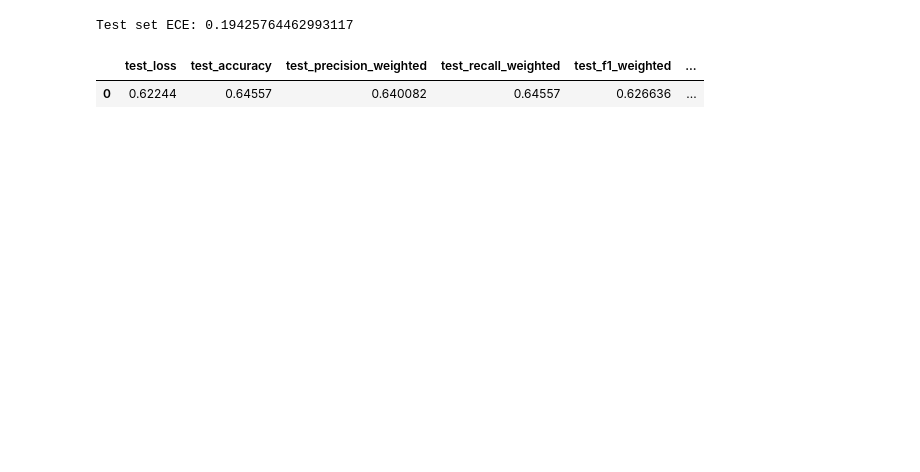
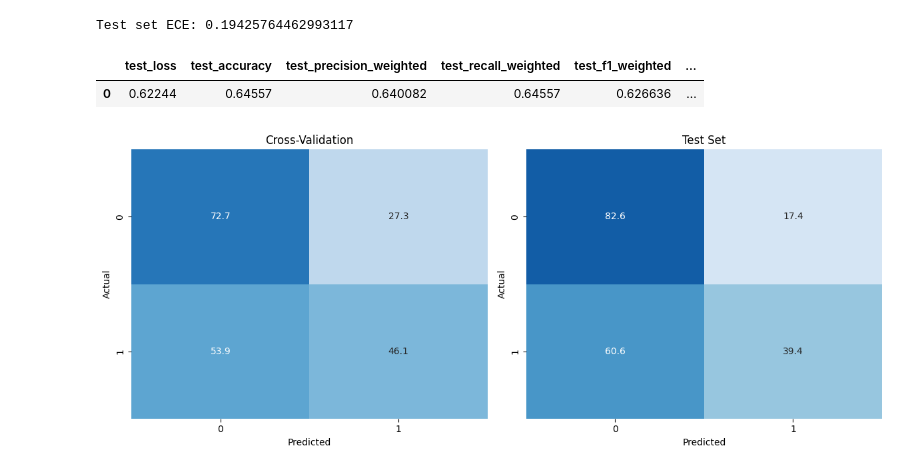
Before and after one commit to Mayaryin/GenderInfluenceInCodeGeneration, a Jupyter notebook: notebooks/prompt_analysis/08_Roberta_Per_Prompt_MASKED.ipynb, the cells around one changed output. Drawn from its saved outputs; the diff is of its cells as text; code cells hidden in the pictures; blank space fills up the shorter version.

Commit message:
confusion matrices for cv and test

```diff
--- a/notebooks/prompt_analysis/08_Roberta_Per_Prompt_MASKED.ipynb
+++ b/notebooks/prompt_analysis/08_Roberta_Per_Prompt_MASKED.ipynb
@@ -417,11 +416,11 @@ from scipy.special import softmax
 
 result = trainer.predict(tokenized_test_dataset)
 
-y_true = result.label_ids
+y_true_test = result.label_ids
 y_logits = result.predictions
-y_prob = softmax(y_logits, axis=1)[:, 1]
+y_prob_test = softmax(y_logits, axis=1)[:, 1]
 
-ece = expected_calibration_error(y_true, y_prob)
+ece = expected_calibration_error(y_true_test, y_prob_test)
 print('Test set ECE:', ece)
 
 metrics = result.metrics
@@ -433,3 +432,40 @@ test_results
 Test set ECE: 0.19425764462993117
 |  | test_loss | test_accuracy | test_precision_weighted | test_recall_weighted | test_f1_weighted | ... |
 | 0 | 0.62244 | 0.64557 | 0.640082 | 0.64557 | 0.626636 | ... |
+# %%
+import matplotlib.pyplot as plt
+import seaborn as sns
+from sklearn.metrics import confusion_matrix
+import numpy as np
+
+
+# For binary, if probs are shape (n_samples,), for multi-class shape (n_samples, n_classes)
+def to_labels(probs, threshold=0.5):
+    if probs.ndim == 1 or probs.shape[1] == 1:  # Binary case
+        return (probs >= threshold).astype(int)
+    else:  # Multi-class case
+        return np.argmax(probs, axis=1)
+
+results = [
+    ("Cross-Validation", pooled_true, to_labels(pooled_probs)),
+    ("Test Set", y_true_test, to_labels(y_prob_test))
+]
+
+fig, axes = plt.subplots(1, 2, figsize=(12, 5))
+axes = axes.flatten()
+
+for ax, (title, y_true, y_pred) in zip(axes, results):
+    cm = confusion_matrix(y_true, y_pred)
+    cm_percent = cm.astype('float') / cm.sum(axis=1, keepdims=True) * 100
+    sns.heatmap(
+        cm_percent, annot=True, fmt='.1f', cmap='Blues',
+        ax=ax, vmin=0, vmax=100, cbar=False
+    )
+    ax.set_title(title)
+    ax.set_xlabel("Predicted")
+    ax.set_ylabel("Actual")
+
+plt.tight_layout()
+plt.show()
+# %% [output]
+[figure, added]
```
Also changed, not shown: parts of 2 cells of this notebook.
